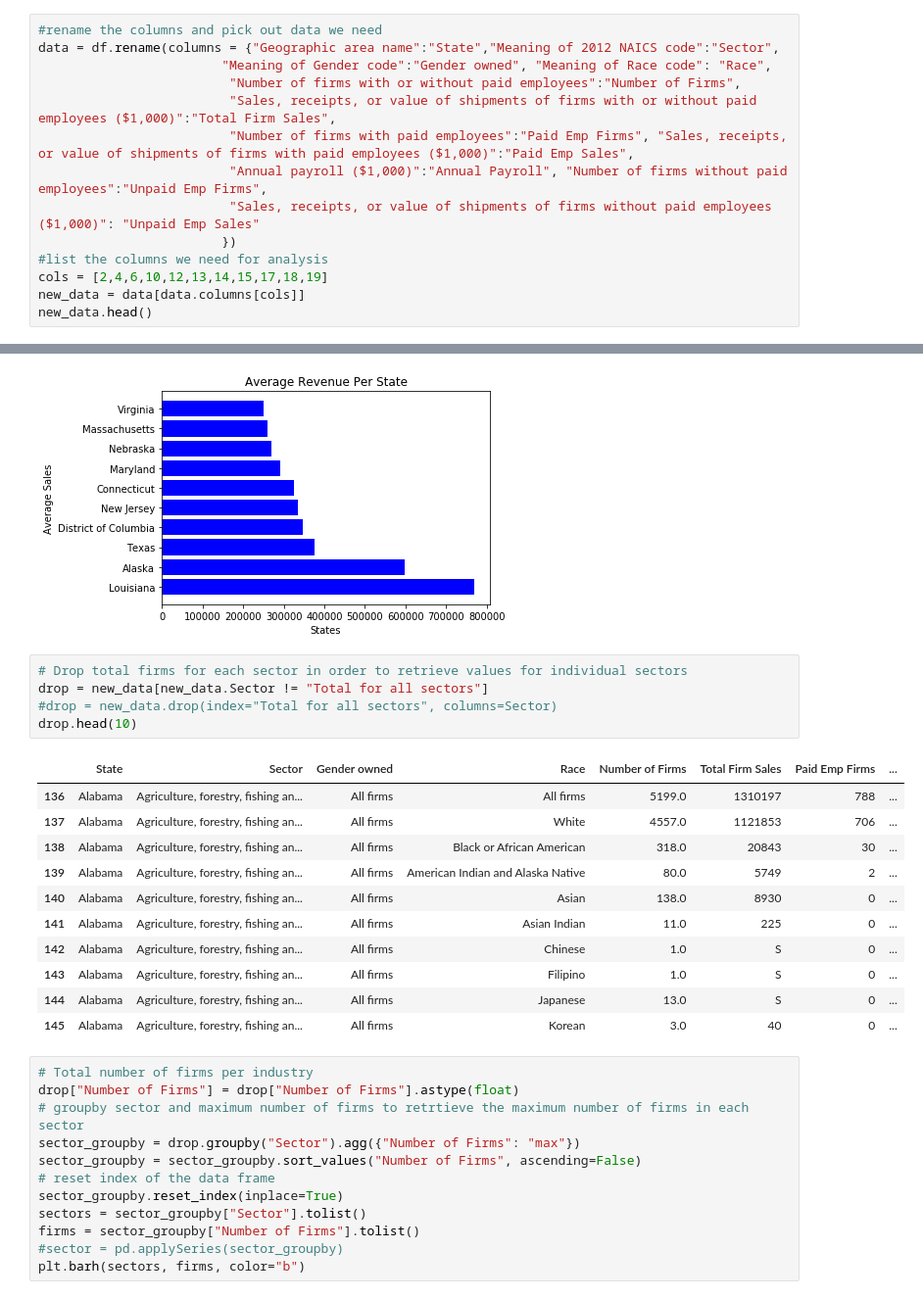
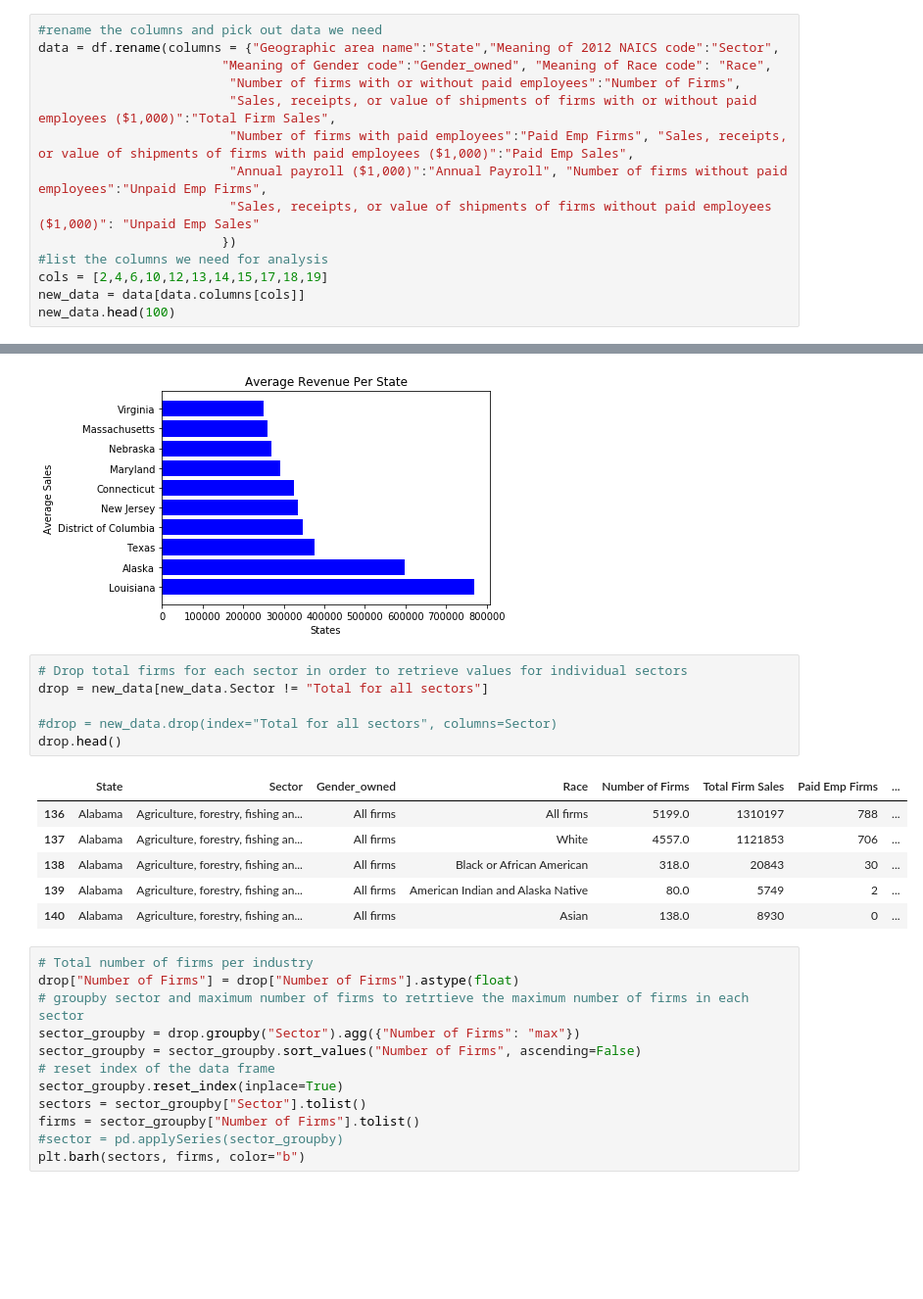
Before and after one commit to tafolabi/Project_Alpha, a Jupyter notebook: Project_Alpha.ipynb, the cells around one changed output, grey strips where cells are left out. Shown at 98% size. Cells and saved outputs as stored; diff of their text form; blank space fills up the shorter version.

```diff
--- a/Project_Alpha.ipynb
+++ b/Project_Alpha.ipynb
@@ -26,7 +26,7 @@ df.columns.name = None
 # %%
 #rename the columns and pick out data we need
 data = df.rename(columns = {"Geographic area name":"State","Meaning of 2012 NAICS code":"Sector",
-                        "Meaning of Gender code":"Gender owned", "Meaning of Race code": "Race",
+                        "Meaning of Gender code":"Gender_owned", "Meaning of Race code": "Race",
                          "Number of firms with or without paid employees":"Number of Firms",
                          "Sales, receipts, or value of shipments of firms with or without paid employees ($1,000)":"Total Firm Sales",
                          "Number of firms with paid employees":"Paid Emp Firms", "Sales, receipts, or value of shipments of firms with paid employees ($1,000)":"Paid Emp Sales",
@@ -36,5 +36,5 @@ data = df.rename(columns = {"Geographic area name":"State","Meaning of 2012 NAIC
 #list the columns we need for analysis
 cols = [2,4,6,10,12,13,14,15,17,18,19]
 new_data = data[data.columns[cols]]
-new_data.head()
+new_data.head(100)
 # %% [output]
@@ -132,20 +144,16 @@ plt.savefig("Output/avgsales.png")
 # %%
 # Drop total firms for each sector in order to retrieve values for individual sectors
 drop = new_data[new_data.Sector != "Total for all sectors"]
+
 #drop = new_data.drop(index="Total for all sectors", columns=Sector)
-drop.head(10)
+drop.head()
 # %% [output]
-|  | State | Sector | Gender owned | Race | Number of Firms | Total Firm Sales | Paid Emp Firms | ... |
+|  | State | Sector | Gender_owned | Race | Number of Firms | Total Firm Sales | Paid Emp Firms | ... |
 | 136 | Alabama | Agriculture, forestry, fishing an... | All firms | All firms | 5199.0 | 1310197 | 788 | ... |
 | 137 | Alabama | Agriculture, forestry, fishing an... | All firms | White | 4557.0 | 1121853 | 706 | ... |
 | 138 | Alabama | Agriculture, forestry, fishing an... | All firms | Black or African American | 318.0 | 20843 | 30 | ... |
 | 139 | Alabama | Agriculture, forestry, fishing an... | All firms | American Indian and Alaska Native | 80.0 | 5749 | 2 | ... |
 | 140 | Alabama | Agriculture, forestry, fishing an... | All firms | Asian | 138.0 | 8930 | 0 | ... |
-| 141 | Alabama | Agriculture, forestry, fishing an... | All firms | Asian Indian | 11.0 | 225 | 0 | ... |
-| 142 | Alabama | Agriculture, forestry, fishing an... | All firms | Chinese | 1.0 | S | 0 | ... |
-| 143 | Alabama | Agriculture, forestry, fishing an... | All firms | Filipino | 1.0 | S | 0 | ... |
-| 144 | Alabama | Agriculture, forestry, fishing an... | All firms | Japanese | 13.0 | S | 0 | ... |
-| 145 | Alabama | Agriculture, forestry, fishing an... | All firms | Korean | 3.0 | 40 | 0 | ... |
 # %%
 # Total number of firms per industry
 drop["Number of Firms"] = drop["Number of Firms"].astype(float)
```
Also changed, not shown: parts of 6 cells of this notebook.
